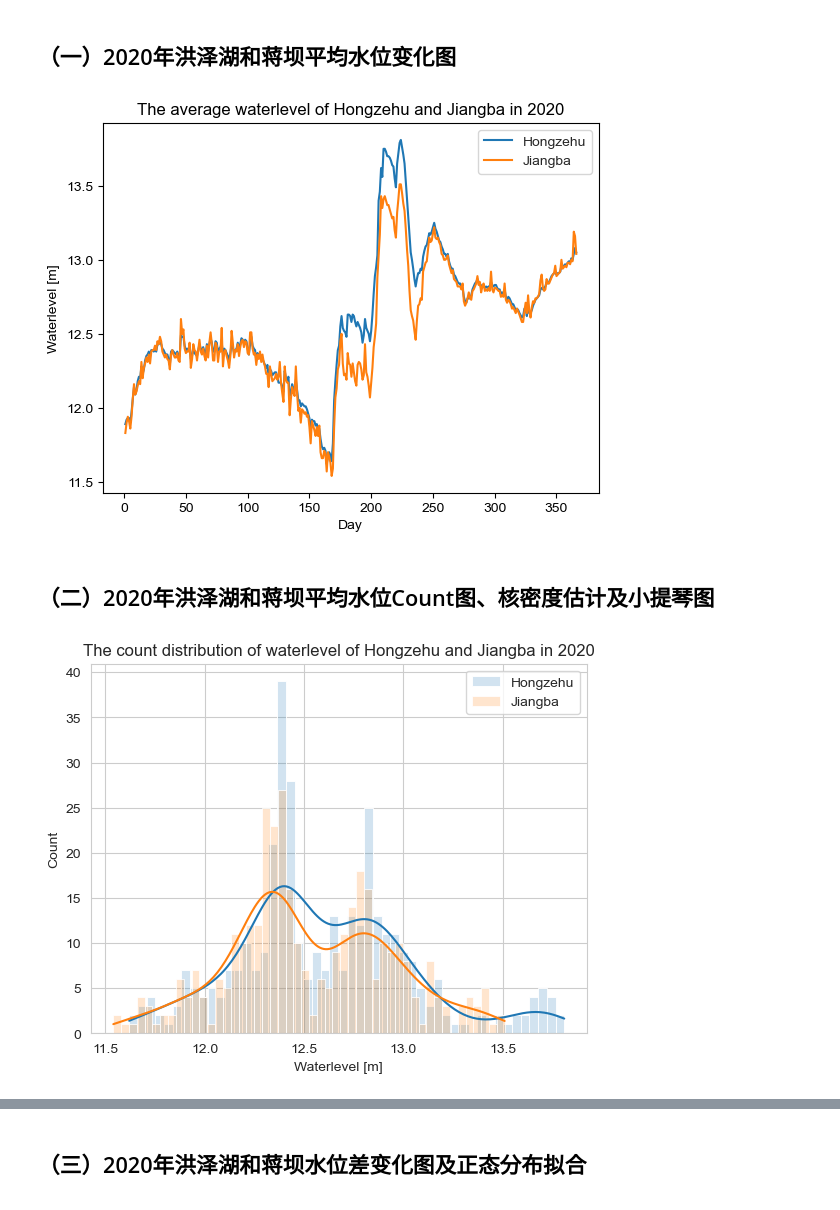
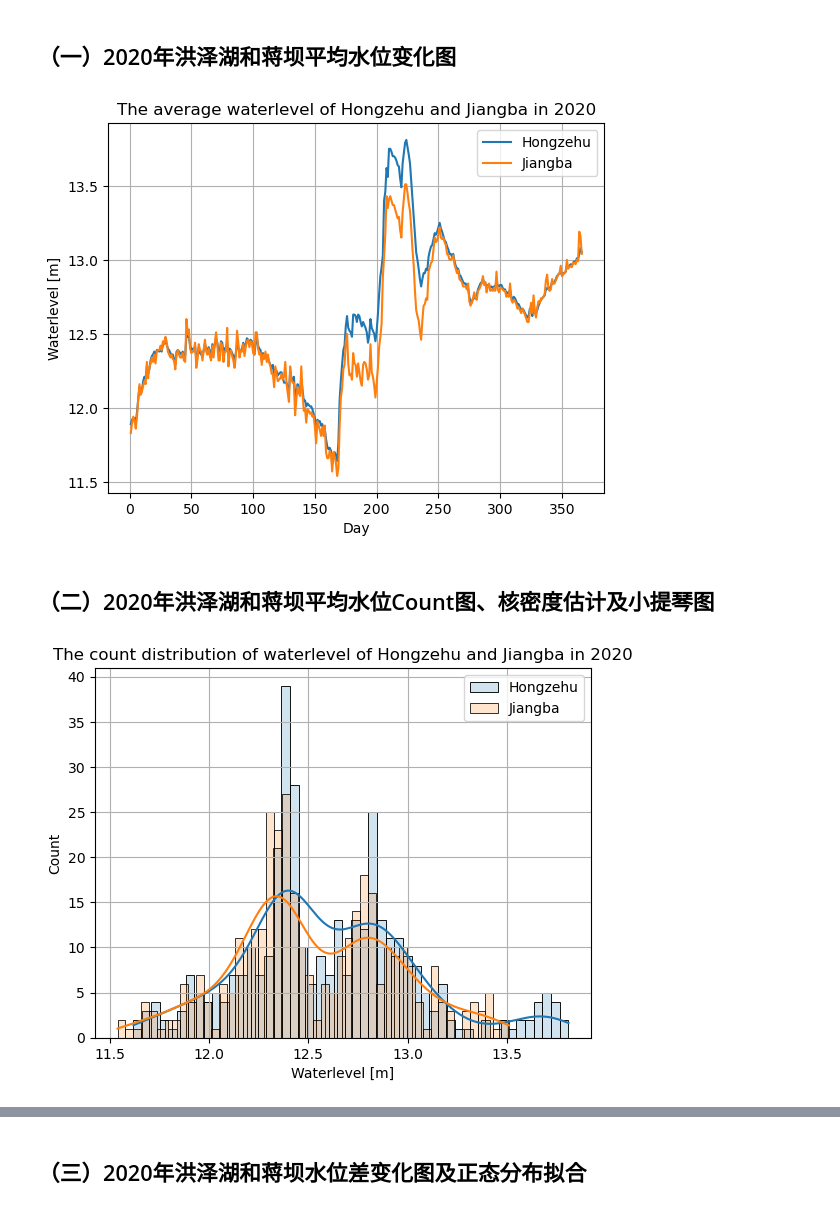
Before and after one commit to MingqiZhang0/Hongzehu_Jiangba_Waterlevel_head_Analysis, a Jupyter notebook: 洪泽湖及蒋坝平均水位信息分析.ipynb, the cells around one changed output, grey strips where cells are left out. Drawn from its saved outputs; the diff is of its cells as text; code cells hidden in the pictures.

Commit message:
Change Plot Styles & Add 2020-2024 Long Plot
1. Change the grid of plots from sns to plt
2. Add the long waterlevel and waterhead plot of Hongzehu & Jiangba from 2020 to 2024
3. Fix some small errors

```diff
--- a/洪泽湖及蒋坝平均水位信息分析.ipynb
+++ b/洪泽湖及蒋坝平均水位信息分析.ipynb
@@ -179,26 +179,28 @@ x_twofour_jiangba_shuiwei, twofour_jiangba_shuiwei_float = delete_speci_str_tf([
 plt.plot(x_twozero_hongzehu_shuiwei, twozero_hongzehu_shuiwei_float, label="Hongzehu")
 plt.plot(x_twozero_jiangba_shuiwei, twozero_jiangba_shuiwei_float, label="Jiangba")
 #plt.xlim(100, 200)
-sns.set_style("whitegrid")
+#sns.set_style("whitegrid")
+plt.grid()
 plt.title("The average waterlevel of Hongzehu and Jiangba in 2020")
 plt.xlabel("Day")
 plt.ylabel("Waterlevel [m]")
 plt.legend()
 plt.show()
 # %% [output]
-[figure, old version]
+[figure, new version]
 # %% [markdown]
 ## （二）2020年洪泽湖和蒋坝平均水位Count图、核密度估计及小提琴图
 # %%
 sns.histplot(twozero_hongzehu_shuiwei_float, bins=50, alpha=0.2, label="Hongzehu", kde=True)
 sns.histplot(twozero_jiangba_shuiwei_float, bins=50, alpha=0.2, label="Jiangba", kde=True)
 plt.xlabel("Waterlevel [m]")
 plt.ylabel("Count")
+plt.grid()
 plt.title("The count distribution of waterlevel of Hongzehu and Jiangba in 2020")
 plt.legend()
 plt.show()
 # %% [output]
-[figure, old version]
+[figure, new version]
 # %%
 sns.violinplot(x="Lake and Dam", y="Waterlevel [m]", data=vio_set(x_twozero_hongzehu_shuiwei, [twozero_hongzehu_shuiwei_float, twozero_jiangba_shuiwei_float]), hue="Lake and Dam", palette='Set2', legend=False)
 plt.title("Vio-plot in 2020")
```
Also changed, not shown: parts of 51 cells of this notebook.
